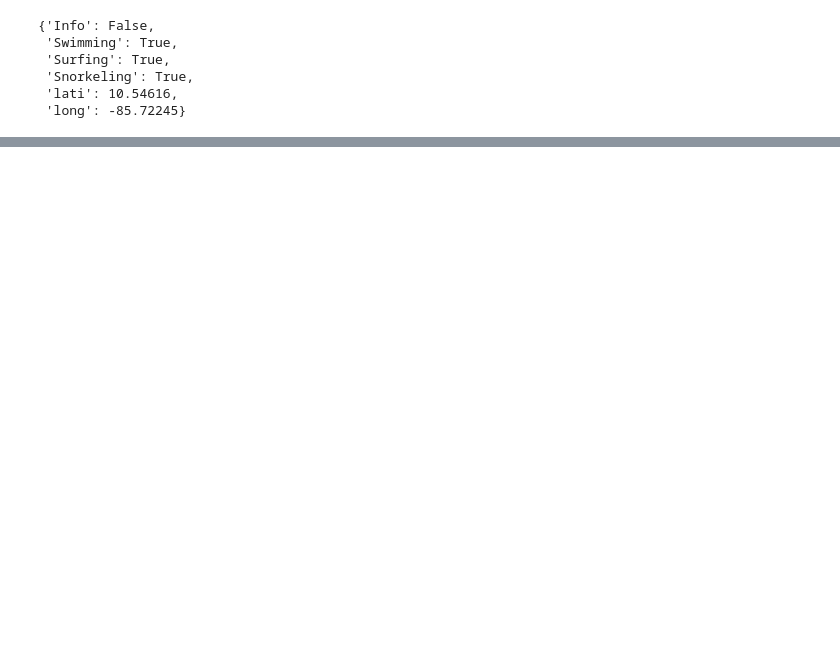
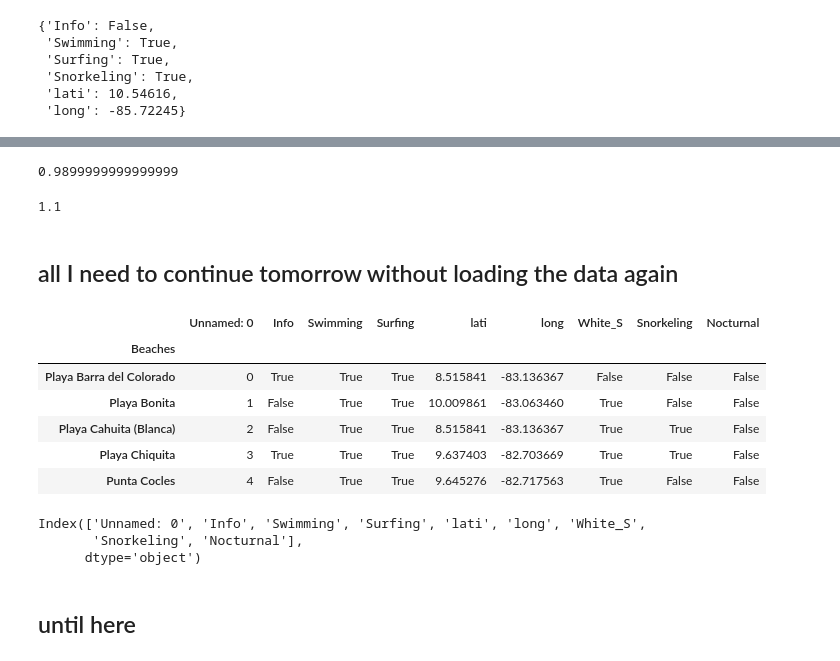
Before and after one commit to jesagocr/DataScience_IBM_Coursera_Capstone, a Jupyter notebook: projectBeaches.ipynb, the cells around one changed output, grey strips where cells are left out. Drawn from its saved outputs; the diff is of its cells as text; code cells hidden in the pictures; blank space fills up the shorter version.

```diff
--- a/projectBeaches.ipynb
+++ b/projectBeaches.ipynb
@@ -806,0 +795,28 @@ replace(self, to_replace=None, value=None, inplace=False, limit=None, regex=Fals
+# %%
+110 * 0.009
+# %% [output]
+0.9899999999999999
+# %%
+110*0.01
+# %% [output]
+1.1
+# %% [markdown]
+## all I need to continue tomorrow without loading the data again
+# %%
+df2 = pd.read_csv('beaches.csv',index_col=1)
+df2.head()
+# %% [output]
+|  | Unnamed: 0 | Info | Swimming | Surfing | lati | long | White_S | Snorkeling | Nocturnal |
+| Beaches |  |  |  |  |  |  |  |  |  |
+| Playa Barra del Colorado | 0 | True | True | True | 8.515841 | -83.136367 | False | False | False |
+| Playa Bonita | 1 | False | True | True | 10.009861 | -83.063460 | True | False | False |
+| Playa Cahuita (Blanca) | 2 | False | True | True | 8.515841 | -83.136367 | True | True | False |
+| Playa Chiquita | 3 | True | True | True | 9.637403 | -82.703669 | True | True | False |
+| Punta Cocles | 4 | False | True | True | 9.645276 | -82.717563 | True | False | False |
+# %%
+columns = df2.columns
+columns
+# %% [output]
+Index(['Unnamed: 0', 'Info', 'Swimming', 'Surfing', 'lati', 'long', 'White_S',
+       'Snorkeling', 'Nocturnal'],
+      dtype='object')
@@ -806,0 +828,2 @@ replace(self, to_replace=None, value=None, inplace=False, limit=None, regex=Fals
+# %% [markdown]
+## until here
```
Also changed, not shown: parts of 6 cells of this notebook, 1 other file.
